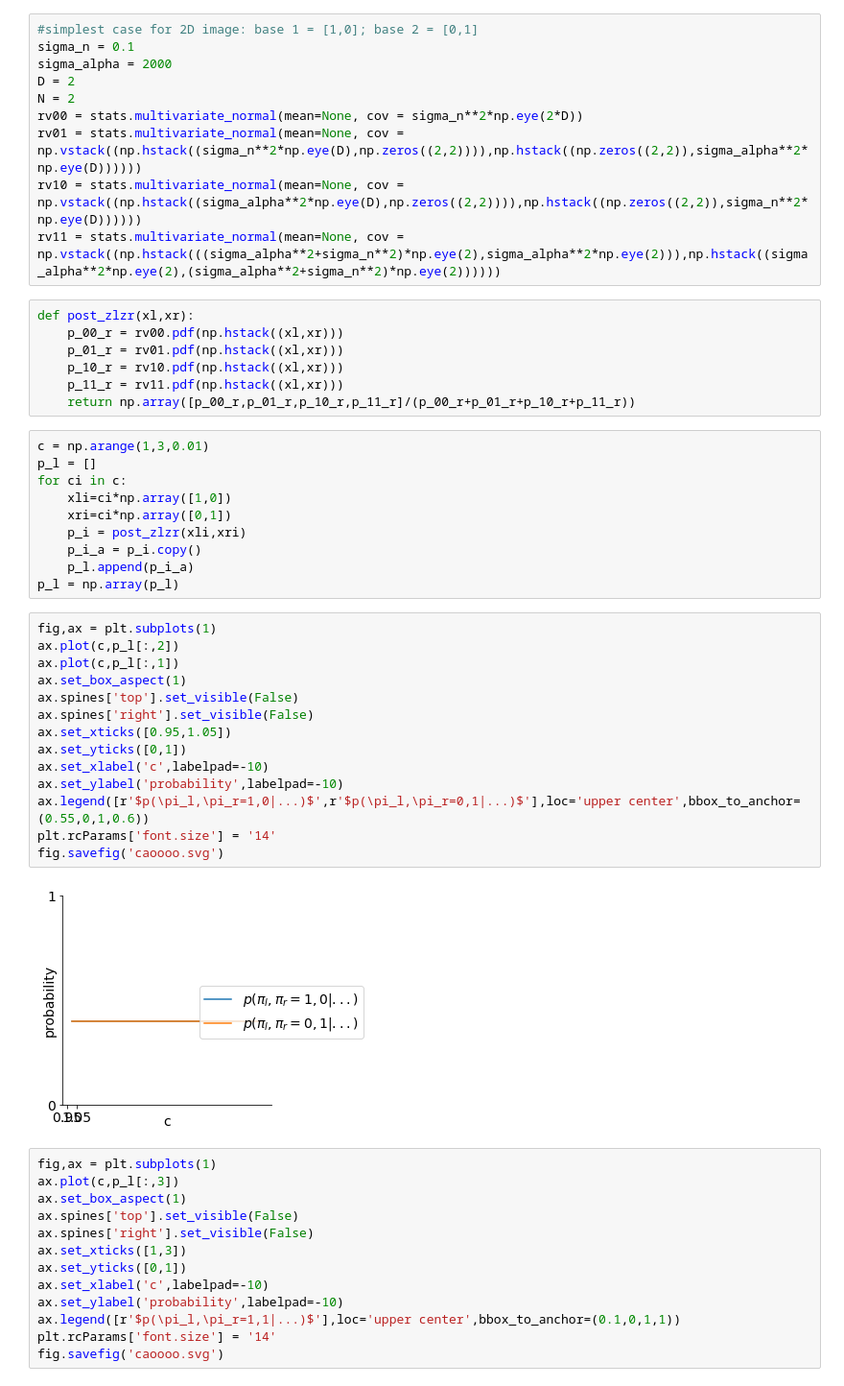
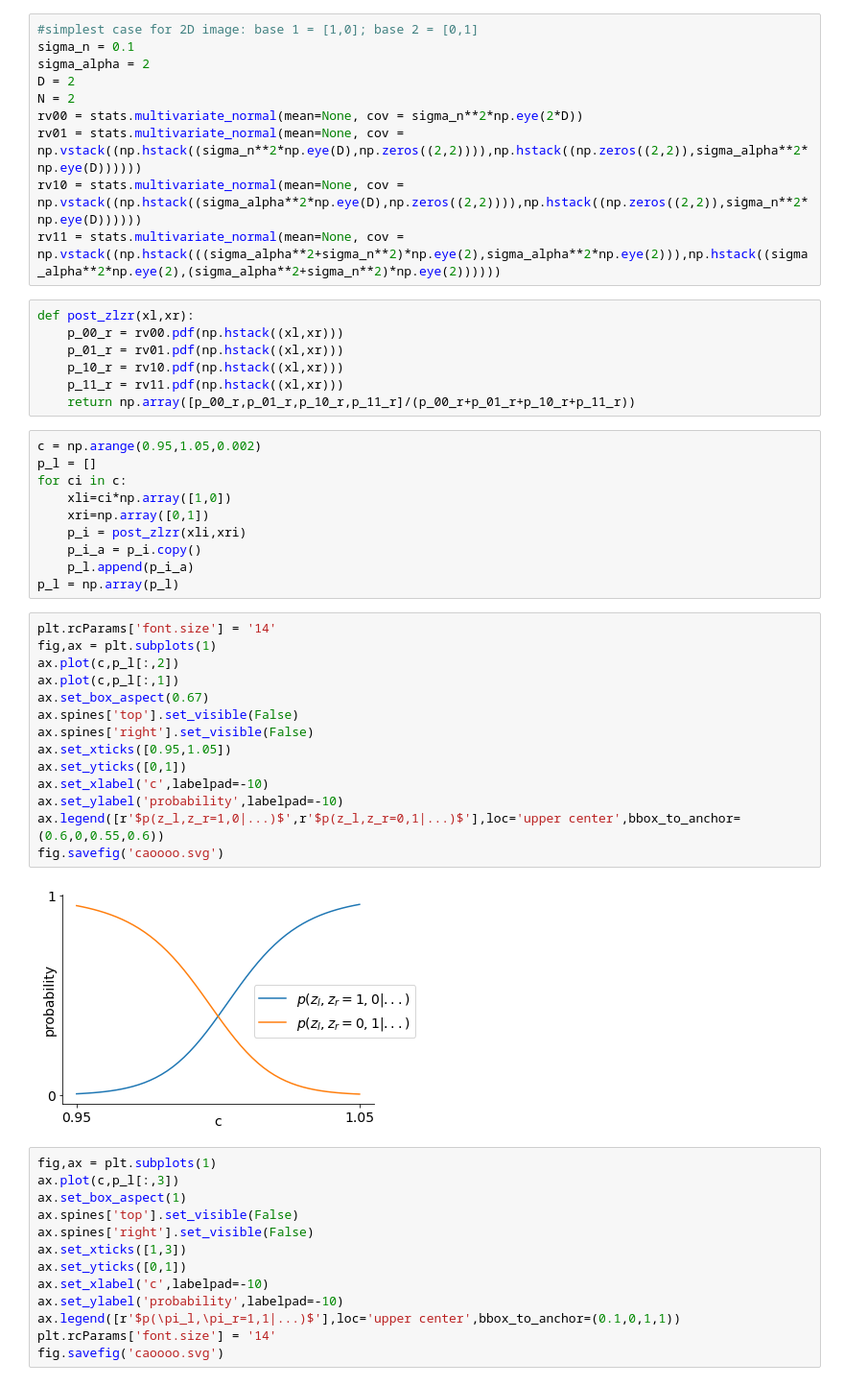
Before and after one commit to yy495/bistable_perception_project, a Jupyter notebook: new_model/semi_GSM_noise_on_x.ipynb, the cells around one changed output. Shown at 96% size. Drawn from its saved outputs; the diff is of its cells as text.

```diff
--- a/new_model/semi_GSM_noise_on_x.ipynb
+++ b/new_model/semi_GSM_noise_on_x.ipynb
@@ -11,7 +11,7 @@ import scipy.stats as stats
 # %%
 #simplest case for 2D image: base 1 = [1,0]; base 2 = [0,1]
 sigma_n = 0.1
-sigma_alpha = 2000
+sigma_alpha = 2
 D = 2
 N = 2
 rv00 = stats.multivariate_normal(mean=None, cov = sigma_n**2*np.eye(2*D))
@@ -26,31 +26,31 @@ def post_zlzr(xl,xr):
     p_11_r = rv11.pdf(np.hstack((xl,xr)))
     return np.array([p_00_r,p_01_r,p_10_r,p_11_r]/(p_00_r+p_01_r+p_10_r+p_11_r))
 # %%
-c = np.arange(1,3,0.01)
+c = np.arange(0.95,1.05,0.002)
 p_l = []
 for ci in c:
     xli=ci*np.array([1,0])
-    xri=ci*np.array([0,1])
+    xri=np.array([0,1])
     p_i = post_zlzr(xli,xri)
     p_i_a = p_i.copy()
     p_l.append(p_i_a)
 p_l = np.array(p_l)
 # %%
+plt.rcParams['font.size'] = '14'
 fig,ax = plt.subplots(1)
 ax.plot(c,p_l[:,2])
 ax.plot(c,p_l[:,1])
-ax.set_box_aspect(1)
+ax.set_box_aspect(0.67)
 ax.spines['top'].set_visible(False)
 ax.spines['right'].set_visible(False)
 ax.set_xticks([0.95,1.05])
 ax.set_yticks([0,1])
 ax.set_xlabel('c',labelpad=-10)
 ax.set_ylabel('probability',labelpad=-10)
-ax.legend([r'$p(\pi_l,\pi_r=1,0|...)$',r'$p(\pi_l,\pi_r=0,1|...)$'],loc='upper center',bbox_to_anchor=(0.55,0,1,0.6))
-plt.rcParams['font.size'] = '14'
+ax.legend([r'$p(z_l,z_r=1,0|...)$',r'$p(z_l,z_r=0,1|...)$'],loc='upper center',bbox_to_anchor=(0.6,0,0.55,0.6))
 fig.savefig('caoooo.svg')
 # %% [output]
-[figure, old version]
+[figure, new version]
 # %%
 fig,ax = plt.subplots(1)
 ax.plot(c,p_l[:,3])
```
Also changed, not shown: parts of 1 cell of this notebook, 24 other files.
